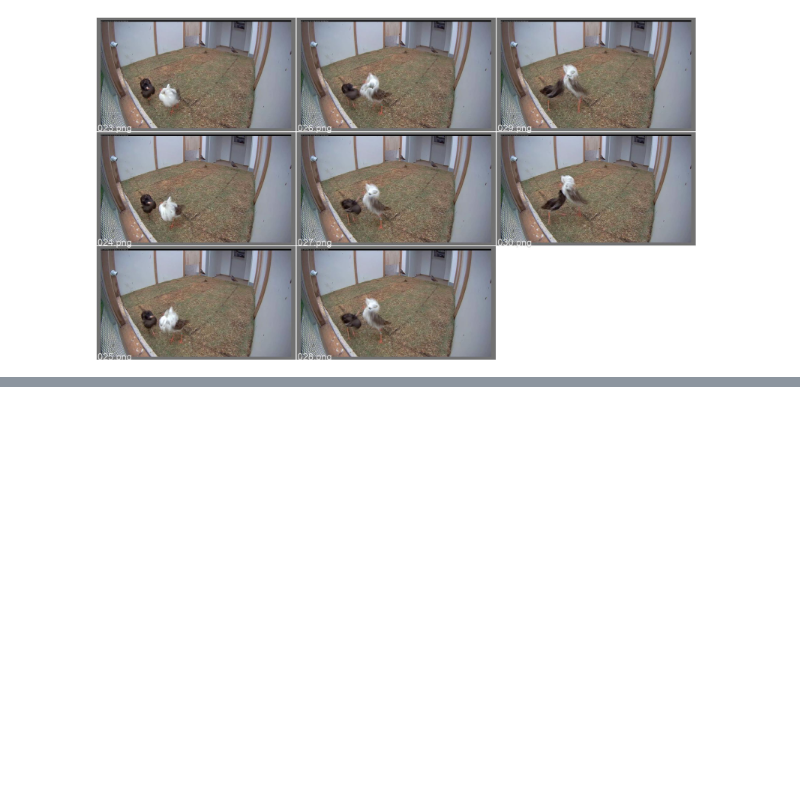
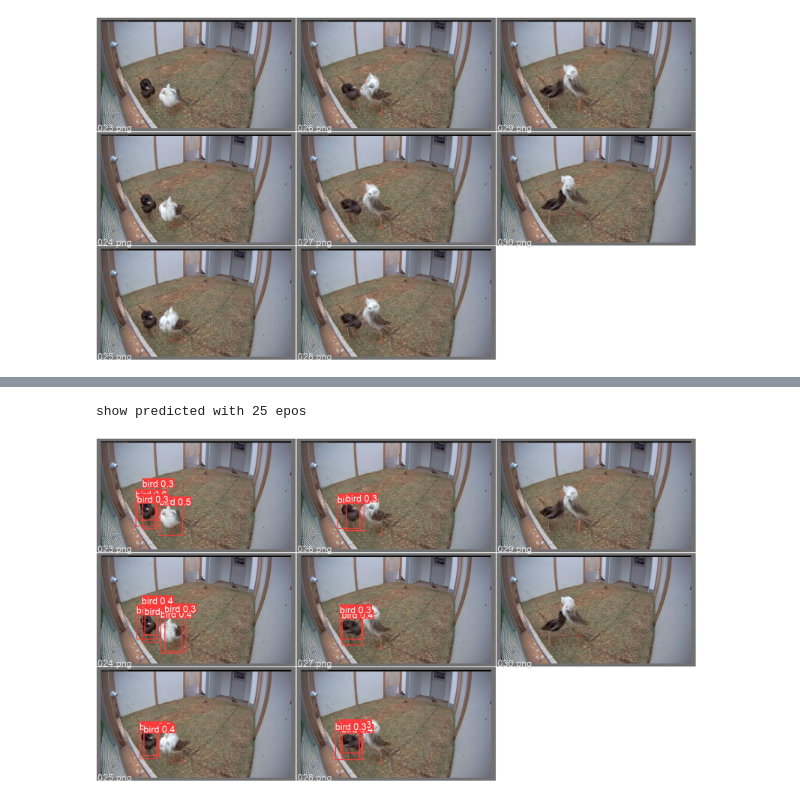
Before and after one commit to szazo/bird-tracking-bytetrack, a Jupyter notebook: Training_with_YOLOv5.ipynb, the cells around one changed output, grey strips where cells are left out. Drawn from its saved outputs; the diff is of its cells as text; code cells hidden in the pictures; blank space fills up the shorter version.

Commit message:
training and predict with 25 epos

```diff
--- a/Training_with_YOLOv5.ipynb
+++ b/Training_with_YOLOv5.ipynb
@@ -115,0 +140,6 @@ show predicted
+# %%
+print('show predicted with 25 epos')
+Image(filename='/content/yolov5/runs/train/exp3/val_batch0_pred.jpg', width=600) # to be change later
+# %% [output]
+show predicted with 25 epos
+[figure, added]
```
Also changed, not shown: parts of 6 cells of this notebook.
